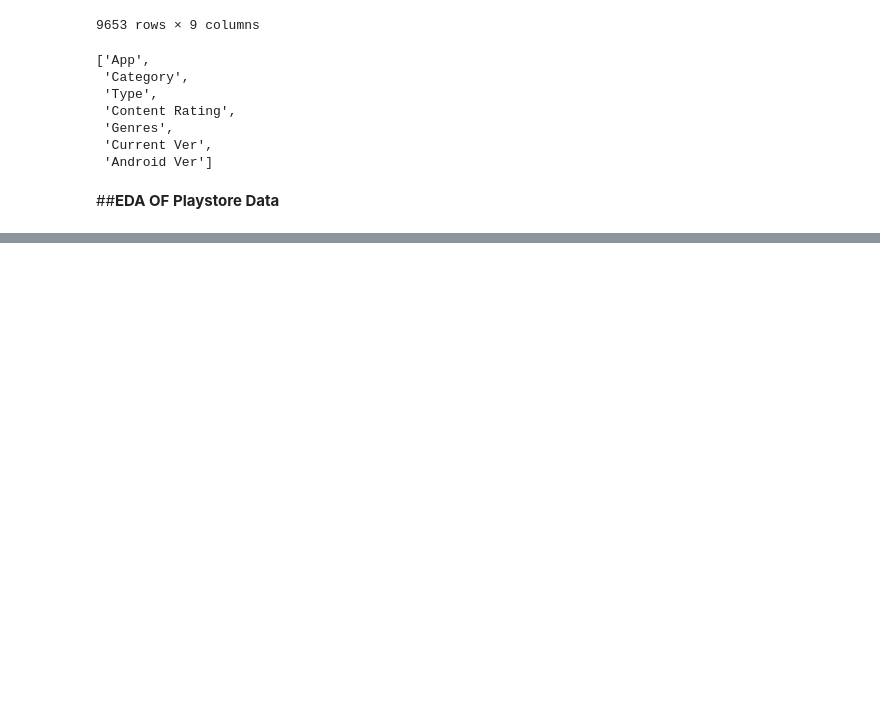
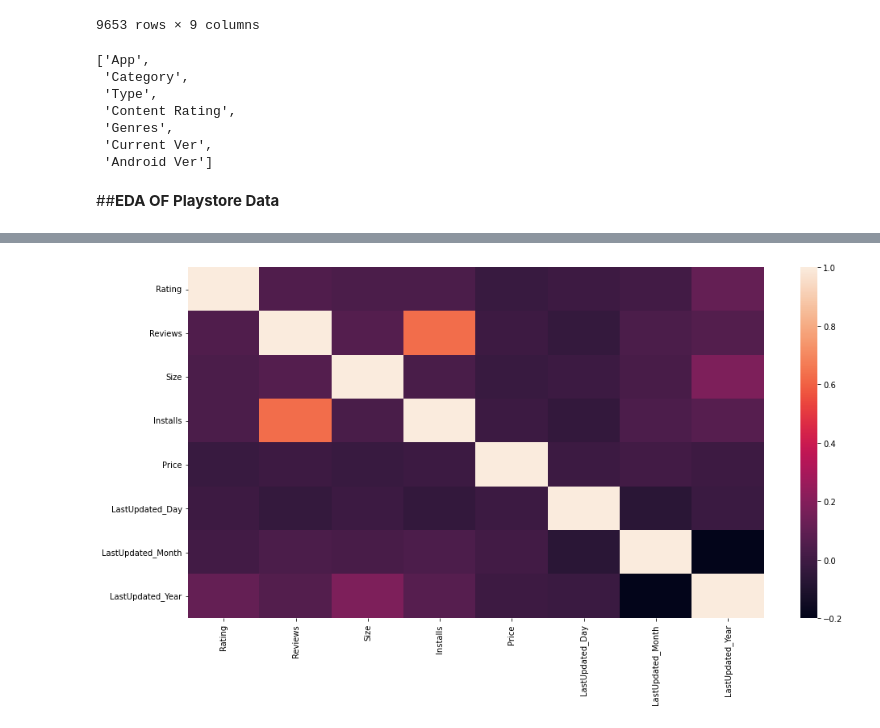
Before and after one commit to jayu071/Playstore_DataDigger, a Jupyter notebook: Play_Store_App_Review_Analysis_Capstone_Project.ipynb, the cells around one changed output, grey strips where cells are left out. Saved outputs shown, nothing was run; the diff lists cells and outputs as text; code cells hidden in the pictures; blank space fills up the shorter version.

```diff
--- a/Play_Store_App_Review_Analysis_Capstone_Project.ipynb
+++ b/Play_Store_App_Review_Analysis_Capstone_Project.ipynb
@@ -830,6 +829,0 @@ plt.show(g)
-# %%
-#Top 10 Installed Apps
-
-sns.set_style("whitegrid")
-x=playstore_df2.groupby("App").Installs.sum().sort_values(ascending=False).head(10)
-sns.barplot(x.values,x.index)
@@ -837,0 +838,7 @@ TypeError: ignored
+# %%
+plt.figure(figsize=(16,8))
+corr= num_data.corr()
+sns.heatmap(corr)
+plt.show()
+# %% [output]
+[figure, added]
```
Also changed, not shown: parts of 14 cells of this notebook.
